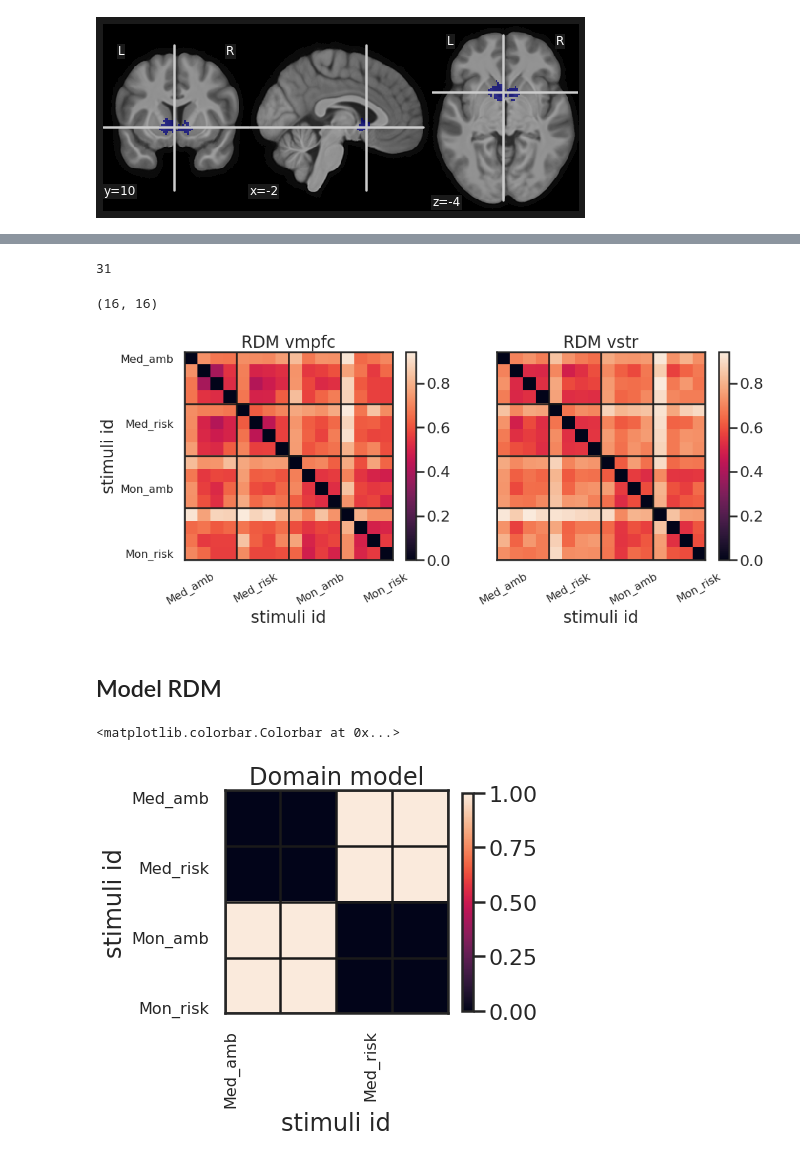
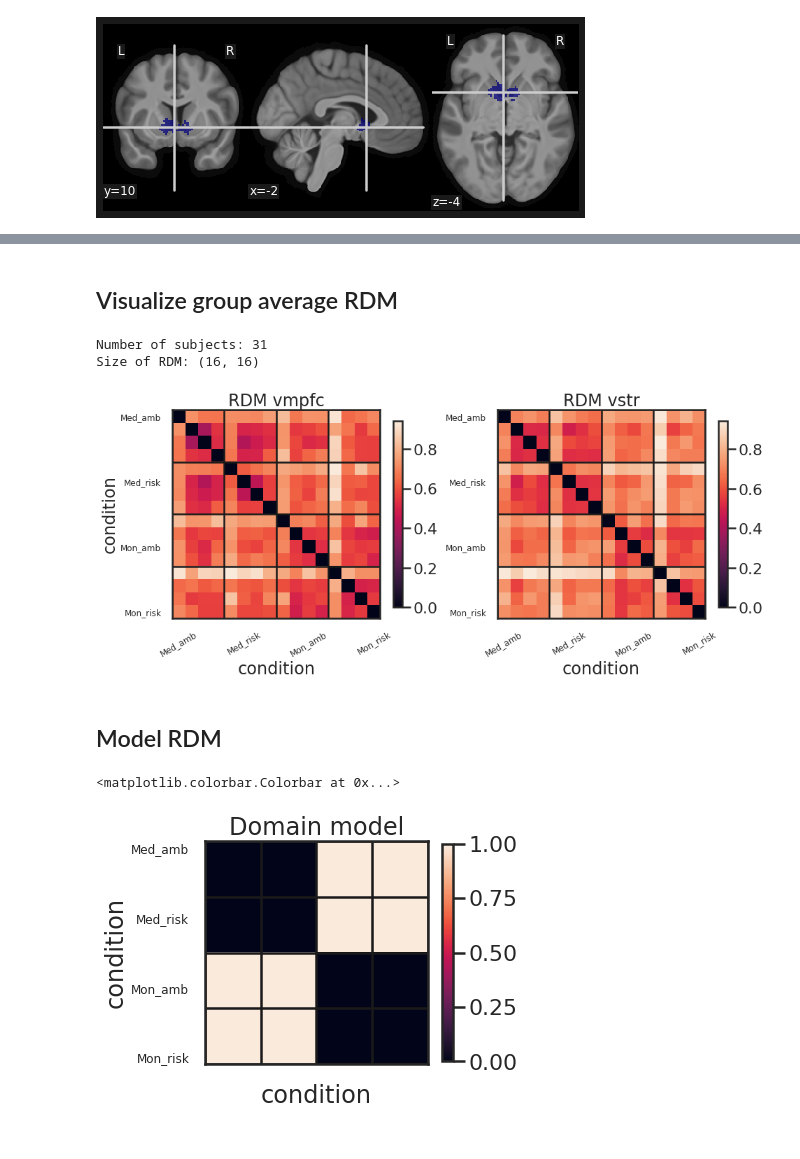
Before and after one commit to ruonanjia/mdm_imaging_analysis, a Jupyter notebook: mdm_rsa.ipynb, the cells around one changed output, grey strips where cells are left out. Saved outputs shown, nothing was run; the diff lists cells and outputs as text; code cells hidden in the pictures.

```diff
--- a/mdm_rsa.ipynb
+++ b/mdm_rsa.ipynb
@@ -229,3 +148,5 @@ f.subplots_adjust()
+# %% [markdown]
+## Visualize group average RDM
 # %%
 # get subject average rdm
 subjects = [2073, 2550, 2582, 2583, 2584, 2585, 2588, 2592,
@@ -246,11 +167,9 @@ for sub in subjects:
     roi_rdm_1.append(roi_rdm_sub[roi_names[1]])
 
 roi_rdm = {roi_names[0]: roi_rdm_0, roi_names[1]: roi_rdm_1}
-# %%
-len(roi_rdm['vmpfc'])
-# %% [output]
-31
 # %%
-np.mean(roi_rdm['vmpfc'], axis = 0).shape
+print('Number of subjects: %s' %len(roi_rdm['vmpfc']))
+print('Size of RDM:', np.mean(roi_rdm['vmpfc'], axis = 0).shape)
 # %% [output]
-(16, 16)
+Number of subjects: 31
+Size of RDM: (16, 16)
@@ -263,67 +176,63 @@ roi_rdm = roi_rdm_obj.item()
 # %%
 stim_cat = ['', 'Med_amb', 'Med_risk', 'Mon_amb', 'Mon_risk']
-fontdict = {'fontsize': 16}
+fontdict = {'fontsize': 12}
 edges = np.array([0,4,8,12,16])-0.5
 roi_names = list(roi_rdm.keys())
 
-f, ax = plt.subplots(1,2, figsize=(15, 7))
-im0 = ax[0].imshow(np.mean(roi_rdm[roi_names[0]], axis=0))
-ax[0].set_xticklabels(stim_cat, rotation = 30, fontdict = fontdict)
-ax[0].set_yticklabels(stim_cat, fontdict = fontdict)
-ax[0].set_title('RDM '+roi_names[0])
-ax[0].set_xlabel('stimuli id')
-ax[0].set_ylabel('stimuli id')
-ax[0].vlines(edges,min(edges),max(edges))
-ax[0].hlines(edges,min(edges),max(edges))
-f.colorbar(im0, ax=ax[0], shrink = 0.8)
+f, ax = plt.subplots(1,len(roi_names), figsize=(15, 7))
+
+for roi_idx in range(len(roi_names)):
+    im = ax[roi_idx].imshow(np.mean(roi_rdm[roi_names[roi_idx]], axis=0))
+    ax[roi_idx].set_xticklabels(stim_cat, rotation = 30, fontdict = fontdict)
+    ax[roi_idx].set_yticklabels(stim_cat, fontdict = fontdict)
+    ax[roi_idx].set_title('RDM '+roi_names[roi_idx])
+    ax[roi_idx].set_xlabel('condition')
+    if roi_idx == 0:
+        ax[roi_idx].set_ylabel('condition')
+    else:
+        ax[roi_idx].set_ylabel('')
+    ax[roi_idx].vlines(edges,min(edges),max(edges))
+    ax[roi_idx].hlines(edges,min(edges),max(edges))
+    f.colorbar(im, ax=ax[roi_idx], shrink = 0.7)
 
 
-im1 = ax[1].imshow(np.mean(roi_rdm[roi_names[1]], axis=0))
-f.colorbar(im1, ax=ax[1], shrink = 0.8)
-ax[1].set_title('RDM '+roi_names[1])
-ax[1].set_xlabel('stimuli id')
-ax[1].set_xticklabels(stim_cat, rotation = 30, fontdict = fontdict)
-ax[1].set_yticklabels('')
-ax[1].vlines(edges,min(edges),max(edges))
-ax[1].hlines(edges,min(edges),max(edges))
-
-f.subplots_adjust()
+f.subplots_adjust(wspace = 0.25)
 # %% [output]
-[figure, old version]
+[figure, new version]
 # %% [markdown]
 ## Model RDM
 # %%
 # Model RDM domain difference
 mod_rdm_domain = np.ones([16,16])
 
-mon_id = list(range(8))
-med_id = list(range(8,16))
+med_id = list(range(8))
+mon_id = list(range(8,16))
 
 mon_mask = [(a,b) for a in mon_id for b in mon_id]
 med_mask = [(a,b) for a in med_id for b in med_id]
 
 for mon_mask_idx in mon_mask:
     mod_rdm_domain[mon_mask_idx] = 0
 for med_mask_idx in med_mask:
     mod_rdm_domain[med_mask_idx] = 0
 
 stim_cat = ['', 'Med_amb', 'Med_risk', 'Mon_amb', 'Mon_risk']
-fontdict = {'fontsize': 16}
+fontdict = {'fontsize': 12}
 edges = np.array([0,4,8,12,16])-0.5
 
 f, ax = plt.subplots(1,1, figsize=(5, 5))
 im0 = ax.imshow(mod_rdm_domain)
-ax.set_xticklabels(stim_cat, rotation = 90, fontdict = fontdict)
+ax.set_xticklabels([])
 ax.set_yticklabels(stim_cat, fontdict = fontdict)
 ax.set_title('Domain model')
-ax.set_xlabel('stimuli id')
-ax.set_ylabel('stimuli id')
+ax.set_ylabel('condition')
+ax.set_xlabel('condition')
 ax.vlines(edges,min(edges),max(edges))
 ax.hlines(edges,min(edges),max(edges))
 f.colorbar(im0, ax=ax, shrink = 0.8)
 # %% [output]
 <matplotlib.colorbar.Colorbar at 0x...>
-[figure, old version]
+[figure, new version]
 # %%
 # Model RDM risk/ambig difference
 mod_rdm_uncert = np.ones([16,16])
```
Also changed, not shown: parts of 25 cells of this notebook.
